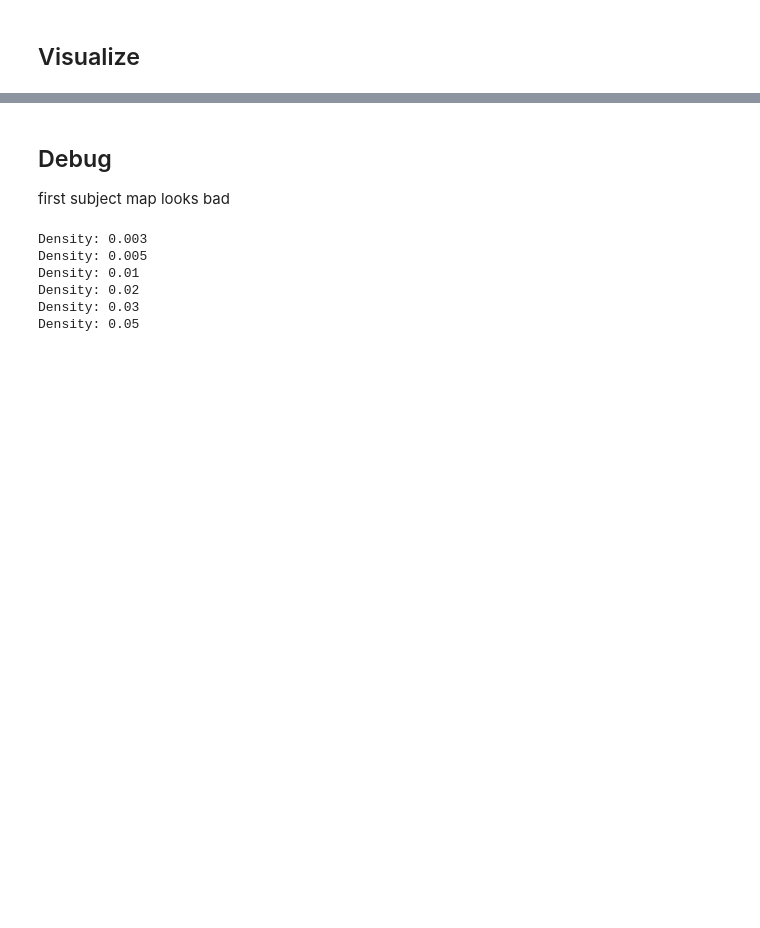
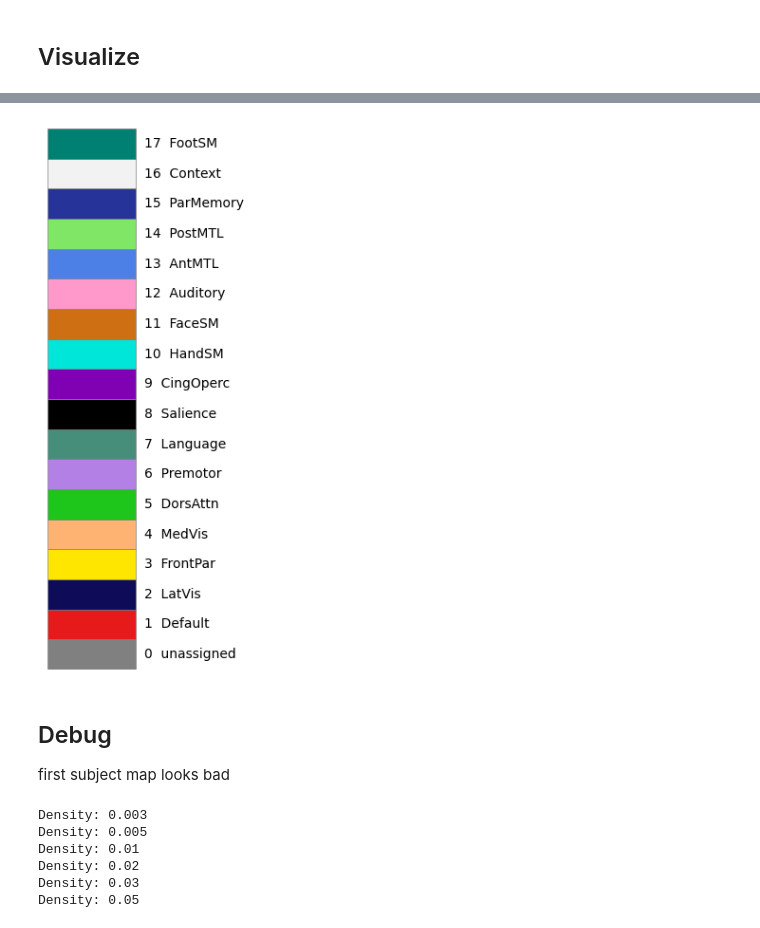
Before and after one commit to mrenke/parietal_patterns, a Jupyter notebook: nets_PFM/PFM_DDnr_space-fsLR_01.ipynb, the cells around one changed output, grey strips where cells are left out. Drawn from its saved outputs; the diff is of its cells as text; code cells hidden in the pictures; blank space fills up the shorter version.

```diff
--- a/nets_PFM/PFM_DDnr_space-fsLR_01.ipynb
+++ b/nets_PFM/PFM_DDnr_space-fsLR_01.ipynb
@@ -189,3 +229,25 @@ plt.show()
+# %%
+import matplotlib.pyplot as plt
+import matplotlib.patches as mpatches
+import sys
+sys.path.insert(0, '/home/ubuntu/git/parietal_patterns/nets_PFM')
+from utils_01 import get_gordon17_cmap
+
+cmap, names = get_gordon17_cmap()
+
+fig, ax = plt.subplots(figsize=(4, 6))
+for i, (name, color) in enumerate(zip(names, cmap.colors)):
+    ax.add_patch(plt.Rectangle((0, i), 1, 1, color=color,
+                                ec='grey', lw=0.5))
+    ax.text(1.1, i + 0.5, f'{i}  {name}', va='center', fontsize=10)
+
+ax.set_xlim(0, 4)
+ax.set_ylim(0, len(names))
+ax.axis('off')
+plt.tight_layout()
+plt.show()
+# %% [output]
+[figure, added]
 # %% [markdown]
 ## Debug
 
```
Also changed, not shown: parts of 11 cells of this notebook, 12 other files.
